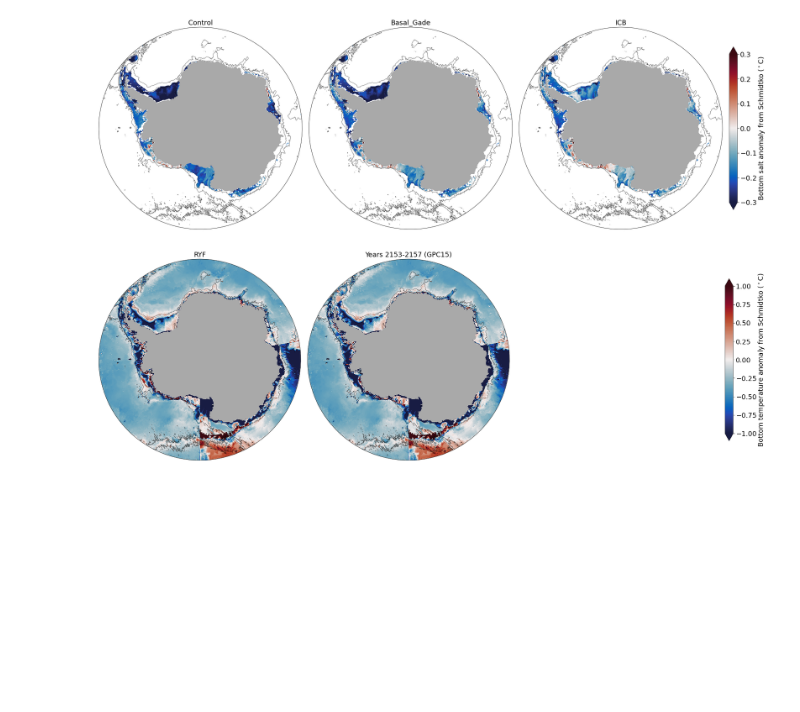
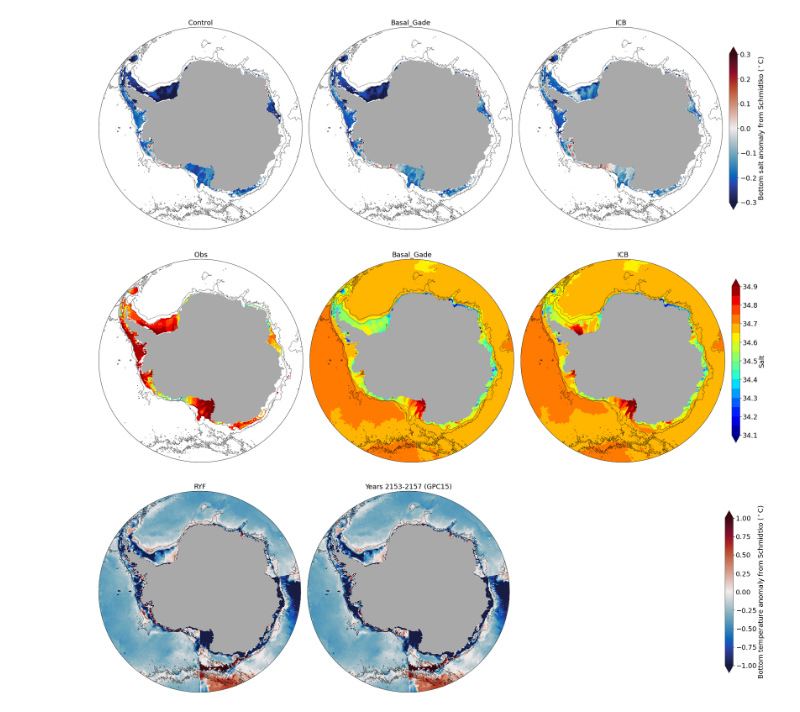
Before and after one commit to pedrocol/basal_mom5-collaborative-project, a Jupyter notebook: notebooks/comp_obs/bottom.ipynb, the cells around one changed output. Cells and saved outputs as stored; diff of their text form; code cells hidden in the pictures; blank space fills up the shorter version.

```diff
--- a/notebooks/comp_obs/bottom.ipynb
+++ b/notebooks/comp_obs/bottom.ipynb
@@ -285,6 +353,75 @@ cbar.set_label(r'Bottom salt anomaly from Schmidtko ($^\circ$C)',fontsize=fontsi
 cbar.ax.tick_params(labelsize=fontsize)
 # %% [output]
 [figure]
+# %%
+# compared to Schmidtko:
+
+scale_max = 0.3
+fontsize=18
+
+fig  = plt.figure(1, figsize = (25,12))
+norm = col.Normalize(vmin=34.1,vmax=34.9)
+levels=np.arange(34.1,34.905,.05)
+ticks = [34.3,34.4,34.5,34.6,34.7,34.8]
+
+# Control - Obs
+# setup stereo projection:
+ax = fig.add_axes([0.0, 0.0, 0.3, 1],projection=ccrs.SouthPolarStereo())
+theta = np.linspace(0, 2*np.pi, 100)
+center, radius = [0.5, 0.5], 0.5
+verts = np.vstack([np.sin(theta), np.cos(theta)]).T
+circle = mpath.Path(verts * radius + center)
+ax.set_boundary(circle, transform=ax.transAxes)
+# plot:
+cf = ax.contourf(bottom_salt_con.xt_ocean, bottom_salt_con.yt_ocean, salt_Schmidtko, norm = norm, levels = levels,
+                   cmap = cmocean.cm.jet, extend='both', transform = ccrs.PlateCarree())
+ax.contour(ht.xt_ocean,ht.yt_ocean,ht,levels=[1000,3000],colors='k',linewidths=0.5,transform = ccrs.PlateCarree())
+plt.title('Obs',fontsize=fontsize)
+ax.contourf(ht.xt_ocean, land_mask_lat,land_mask_masked,colors='darkgrey',
+             zorder=2,transform = ccrs.PlateCarree())
+ax.set_extent([-180, 180, -90, -59.5], ccrs.PlateCarree())
+
+# Basal - Obs
+# setup stereo projection:
+ax = fig.add_axes([0.31, 0.0, 0.3, 1],projection=ccrs.SouthPolarStereo())
+theta = np.linspace(0, 2*np.pi, 100)
+center, radius = [0.5, 0.5], 0.5
+verts = np.vstack([np.sin(theta), np.cos(theta)]).T
+circle = mpath.Path(verts * radius + center)
+ax.set_boundary(circle, transform=ax.transAxes)
+# plot:
+cf = ax.contourf(bottom_salt_con.xt_ocean, bottom_salt_con.yt_ocean, bottom_salt_basal, norm = norm, levels = levels,
+                   cmap = cmocean.cm.jet, extend='both', transform = ccrs.PlateCarree())
+ax.contour(ht.xt_ocean,ht.yt_ocean,ht,levels=[1000,3000],colors='k',linewidths=0.5,transform = ccrs.PlateCarree())
+plt.title('Basal_Gade',fontsize=fontsize)
+ax.contourf(ht.xt_ocean, land_mask_lat,land_mask_masked,colors='darkgrey',
+             zorder=2,transform = ccrs.PlateCarree())
+ax.set_extent([-180, 180, -90, -59.5], ccrs.PlateCarree())
+
+# ICB - Obs
+# setup stereo projection:
+ax = fig.add_axes([0.62, 0.0, 0.3, 1],projection=ccrs.SouthPolarStereo())
+theta = np.linspace(0, 2*np.pi, 100)
+center, radius = [0.5, 0.5], 0.5
+verts = np.vstack([np.sin(theta), np.cos(theta)]).T
+circle = mpath.Path(verts * radius + center)
+ax.set_boundary(circle, transform=ax.transAxes)
+# plot:
+cf = ax.contourf(bottom_salt_con.xt_ocean, bottom_salt_con.yt_ocean, bottom_salt_icb, norm = norm, levels = levels,
+                   cmap = cmocean.cm.jet, extend='both',transform = ccrs.PlateCarree())
+ax.contour(ht.xt_ocean,ht.yt_ocean,ht,levels=[1000,3000],colors='k',linewidths=0.5,transform = ccrs.PlateCarree())
+plt.title('ICB',fontsize=fontsize)
+ax.contourf(ht.xt_ocean, land_mask_lat,land_mask_masked,colors='darkgrey',
+             zorder=2,transform = ccrs.PlateCarree())
+ax.set_extent([-180, 180, -90, -59.5], ccrs.PlateCarree())
+
+# colorbar:
+cbaxes = fig.add_axes([0.93, 0.25, 0.012, 0.5])
+cbar = plt.colorbar(cf, cax = cbaxes, orientation = 'vertical',extend = 'both')
+cbar.set_label(r'Salt',fontsize=fontsize,labelpad=2)
+cbar.ax.tick_params(labelsize=fontsize)
+# %% [output]
+[figure, added]
 # %%
 #WOA
 # %%
```
Also changed, not shown: parts of 2 cells of this notebook.
